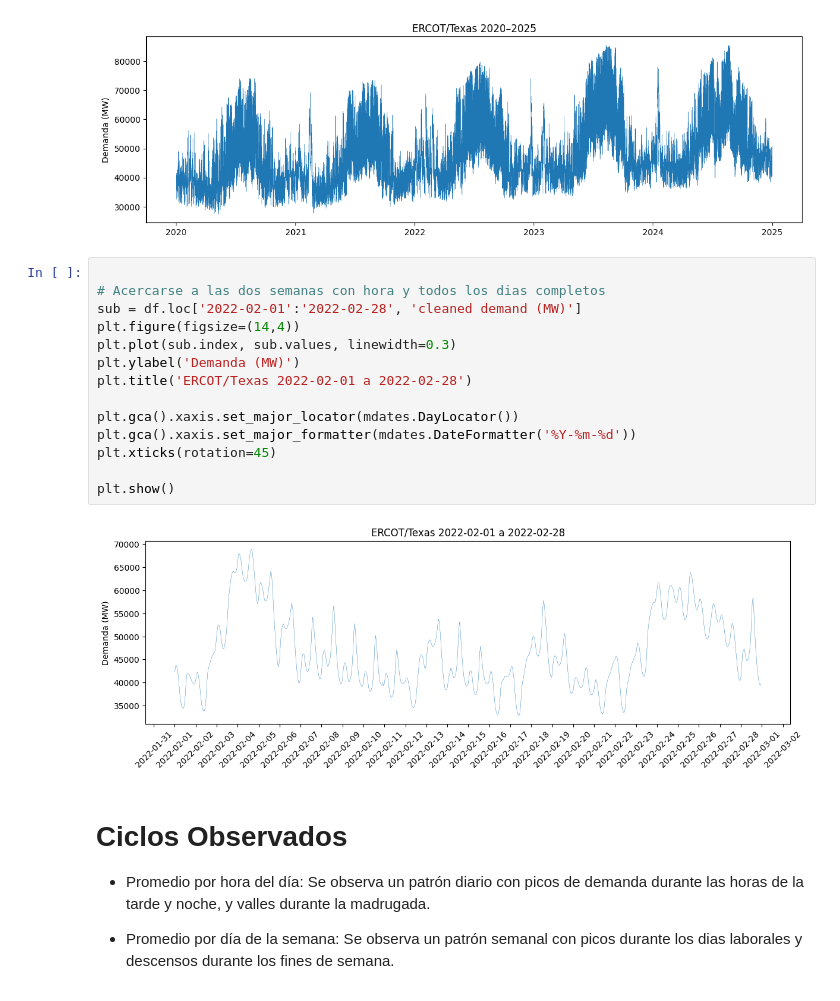
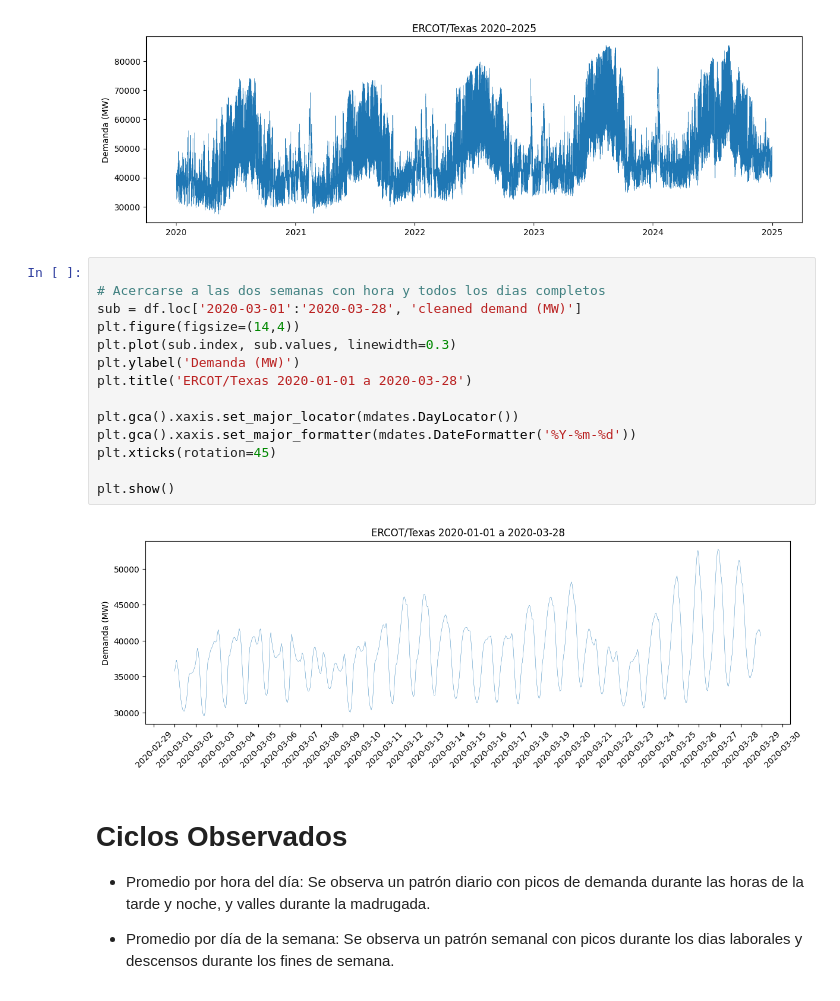
Before and after one commit to Arvo27/Electricity-Demand-Forecasting-Numerical-Methods-vs-Neural-Networks, a Jupyter notebook: Electricity_Demand.ipynb, the cells around one changed output. Drawn from its saved outputs; the diff is of its cells as text.

```diff
--- a/Electricity_Demand.ipynb
+++ b/Electricity_Demand.ipynb
@@ -44,19 +70,19 @@ plt.show()
 # %%
 
 # Acercarse a las dos semanas con hora y todos los dias completos
-sub = df.loc['2022-02-01':'2022-02-28', 'cleaned demand (MW)']
+sub = df.loc['2020-03-01':'2020-03-28', 'cleaned demand (MW)']
 plt.figure(figsize=(14,4))
 plt.plot(sub.index, sub.values, linewidth=0.3)
 plt.ylabel('Demanda (MW)')
-plt.title('ERCOT/Texas 2022-02-01 a 2022-02-28')
+plt.title('ERCOT/Texas 2020-01-01 a 2020-03-28')
 
 plt.gca().xaxis.set_major_locator(mdates.DayLocator())
 plt.gca().xaxis.set_major_formatter(mdates.DateFormatter('%Y-%m-%d'))
 plt.xticks(rotation=45)
 
 plt.show()
 # %% [output]
-[figure, old version]
+[figure, new version]
 # %% [markdown]
 # Ciclos Observados
 
```
Also changed, not shown: parts of 3 cells of this notebook.
